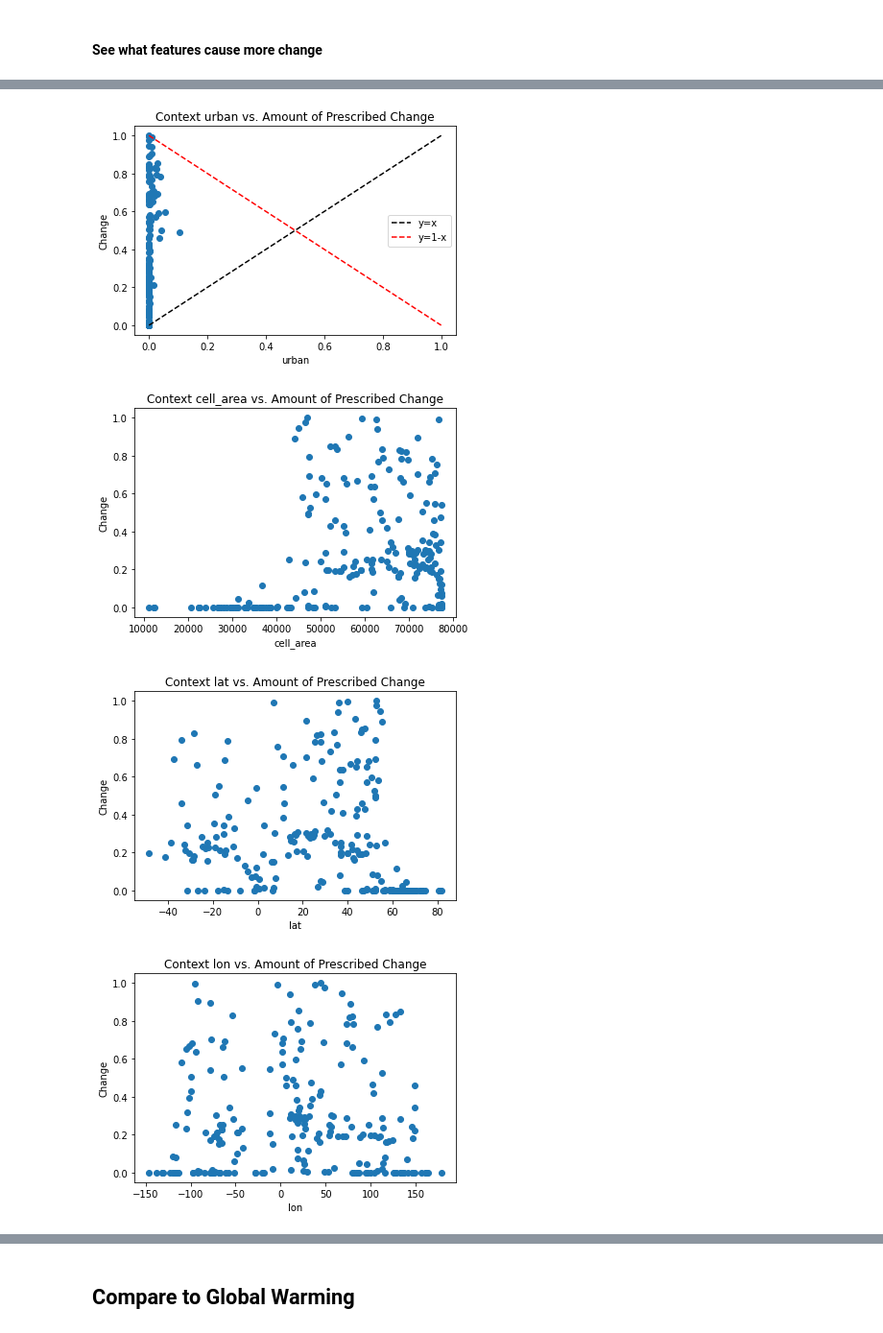
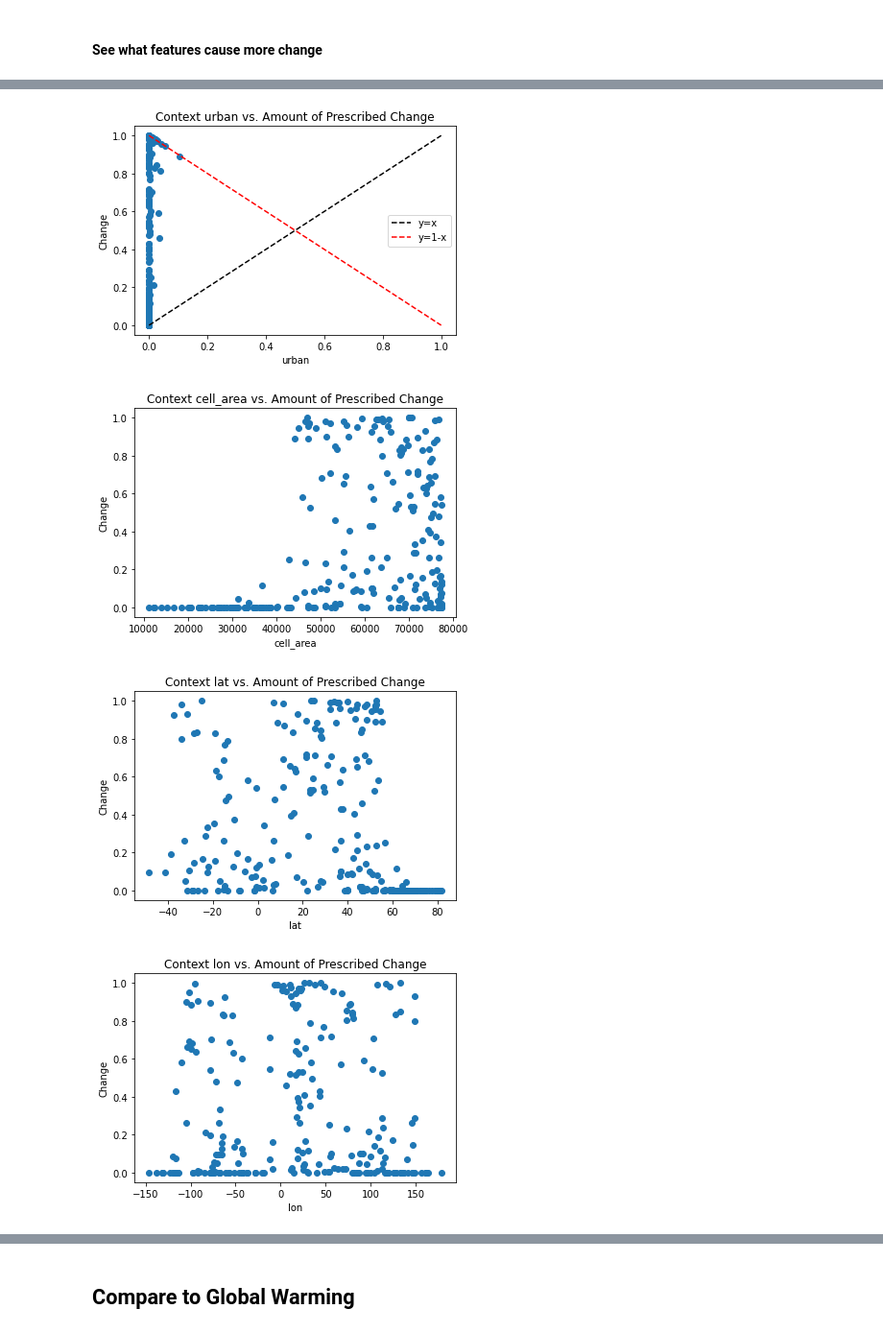
Before and after one commit to Project-Resilience/mvp, a Jupyter notebook: use_cases/eluc/experiments/prescriptor_experiments.ipynb, the cells around one changed output, grey strips where cells are left out. Shown at 96% size. Cells and saved outputs as stored; diff of their text form; code cells hidden in the pictures.

```diff
--- a/use_cases/eluc/experiments/prescriptor_experiments.ipynb
+++ b/use_cases/eluc/experiments/prescriptor_experiments.ipynb
@@ -717,5 +717,5 @@ plt.show()
 # %%
-def plot_context_change(feature, save):
+def plot_context_change(trained_sample, feature, save):
     plt.scatter(trained_sample[feature], trained_sample["change"])
     plt.title(f"Context {feature} vs. Amount of Prescribed Change")
     plt.ylabel("Change")
@@ -729,5 +729,5 @@ def plot_context_change(feature, save):
     plt.show()
 # %%
 for feature in constants.LAND_USE_COLS + constants.NONLAND_FEATURES:
-    plot_context_change(feature, False)
+    plot_context_change(torch_sample, feature, False)
 # %% [output]
@@ -741,4 +741,4 @@ for feature in constants.LAND_USE_COLS + constants.NONLAND_FEATURES:
-[figure, old version]
+[figure, new version]
-[figure, old version]
+[figure, new version]
-[figure, old version]
+[figure, new version]
-[figure, old version]
+[figure, new version]
```
Also changed, not shown: parts of 20 cells of this notebook, 1 other file.
